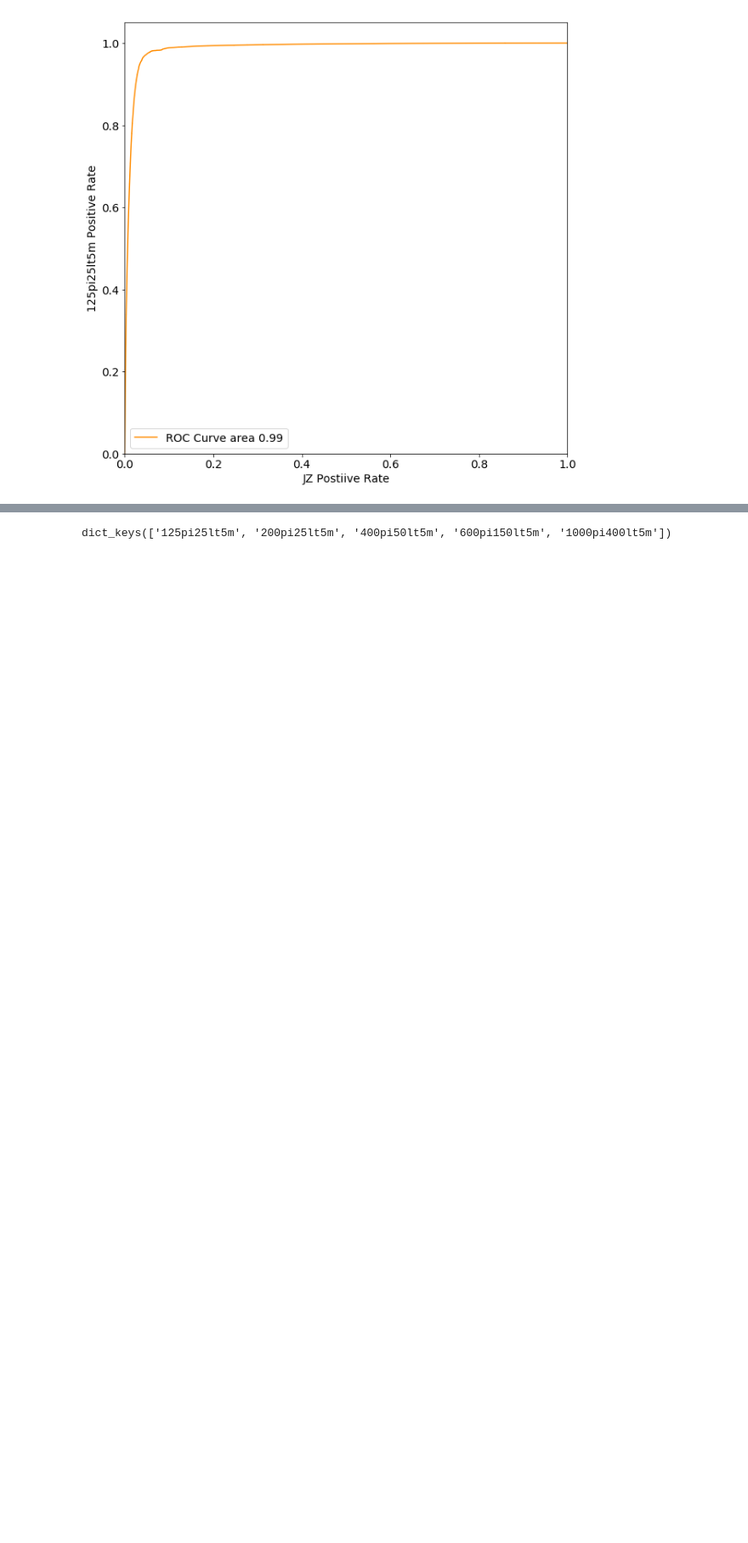
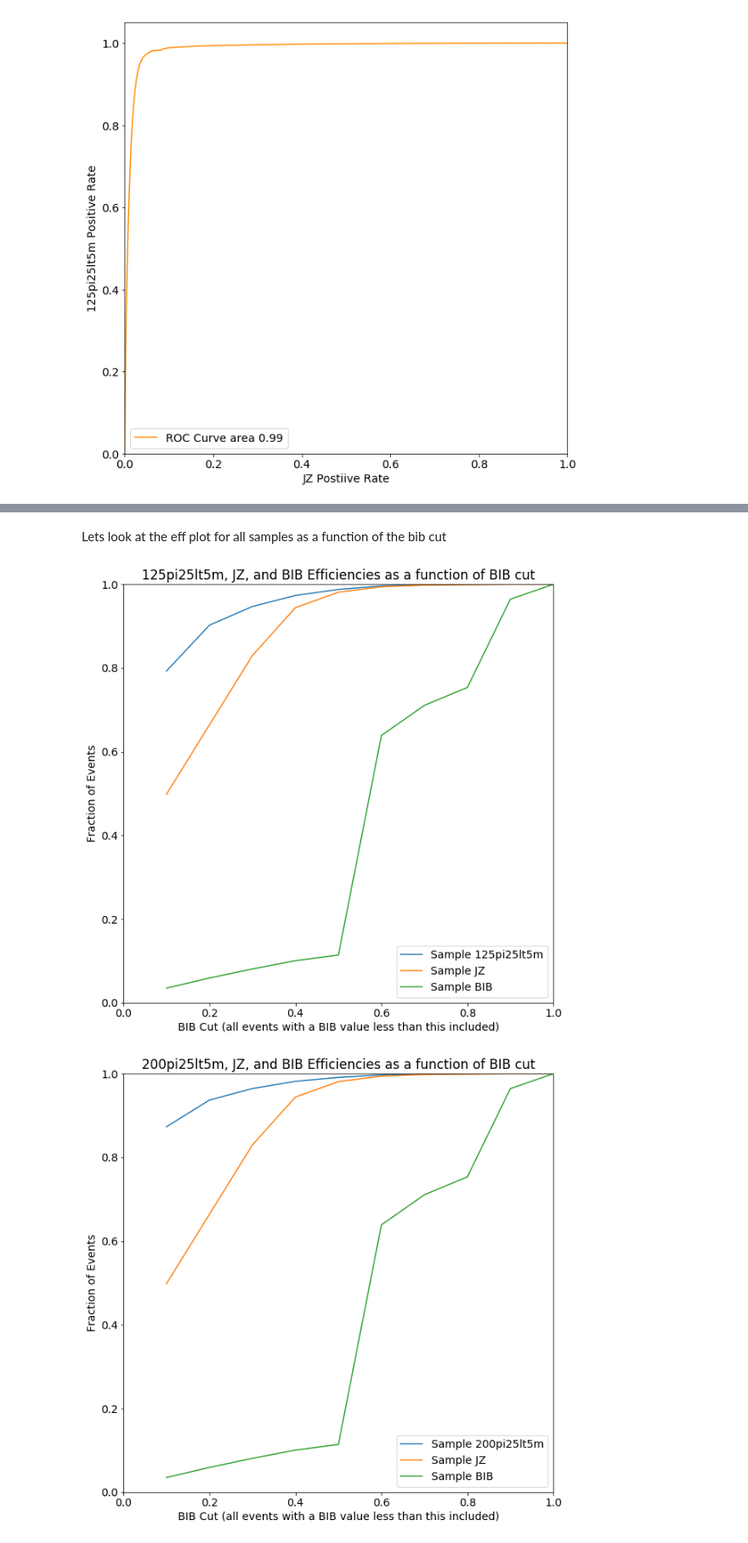
Before and after one commit to gordonwatts/JetCutStudies, a Jupyter notebook: notebooks/3DROCurves.ipynb, the cells around one changed output, grey strips where cells are left out. Shown at 85% size. Saved outputs shown, nothing was run; the diff lists cells and outputs as text; code cells hidden in the pictures; blank space fills up the shorter version.

Commit message:
Plots we want for comparison between samples, in a reasonable format.

```diff
--- a/notebooks/3DROCurves.ipynb
+++ b/notebooks/3DROCurves.ipynb
@@ -199,7 +199,7 @@ def calc_roc_with_bib_cut (sig, back, bib, bib_cut = 0.5):
     return (tpr, fpr, aroc, sig_eff, back_eff, bib_eff)
 
 def calc_roc_family (sig, back, bib, bib_cut_range = [0.1, 0.2, 0.3, 0.4, 0.5, 0.6, 0.7, 0.8, 0.9, 1.0]):
-    all = [calc_roc_with_bib_cut (signal_samples["125pi25lt5m"], mj_samples["jz"], bib_samples['data15'], bib_cut = bc)+(bc,) for bc in bib_cut_range]
+    all = [calc_roc_with_bib_cut (sig, back, bib, bib_cut = bc)+(bc,) for bc in bib_cut_range]
     return pd.DataFrame(all, columns=['tpr', 'fpr', 'aroc', 'sig_eff', 'back_eff', 'bib_eff', 'bib_cut'])
 # %%
 p125 = calc_roc_family(signal_samples["125pi25lt5m"], mj_samples["jz"], bib_samples['data15'])
@@ -219,20 +219,24 @@ p125
 | 9 | [0.0, 0.00740793979188, 0.0099696... | [0.0, 6.33335444451e-05, 8.733362... | 0.986553 | 1.000000 | 1.000000 | 1.000000 | 1.0 |
 # %%
 p_samples = {sname:calc_roc_family(signal_samples[sname], mj_samples["jz"], bib_samples['data15']) for sname in signal_samples.keys()}
-# %%
-p_samples.keys()
-# %% [output]
-dict_keys(['125pi25lt5m', '200pi25lt5m', '400pi50lt5m', '600pi150lt5m', '1000pi400lt5m'])
+# %% [markdown]
+Lets look at the eff plot for all samples as a function of the bib cut
 # %%
-def plot_eff_for_bib(sample_info, sample_name):
+def plot_eff_for_bib(ps, sample_name):
     plt.figure(figsize=(10,10))
-    plt.plot(p.bib_cut,p.sig_eff, label='{0} Eff'.format(sample_name))
-    plt.plot(p.bib_cut,p.back_eff, label='JZ Eff')
-    plt.plot(p.bib_cut,p.bib_eff, label='BIB Eff')
+    plt.plot(ps.bib_cut,ps.sig_eff, label='Sample {0}'.format(sample_name))
+    plt.plot(ps.bib_cut,ps.back_eff, label='Sample JZ')
+    plt.plot(ps.bib_cut,ps.bib_eff, label='Sample BIB')
     plt.ylim([0.0, 1.0])
     plt.xlim([0.0, 1.0])
     plt.xlabel('BIB Cut (all events with a BIB value less than this included)')
     plt.ylabel('Fraction of Events')
-    plt.title('{0}, JZ, and BIB Efficiencies as a function fo BIB cut')
+    plt.title('{0}, JZ, and BIB Efficiencies as a function of BIB cut'.format(sample_name))
     plt.legend()
-    plt.show()
+# %%
+for sname in p_samples.keys():
+    plot_eff_for_bib(p_samples[sname], sname)
+    plt.show()
+# %% [output]
+[figure, added]
+[figure, added]
```
Also changed, not shown: parts of 12 cells of this notebook.
